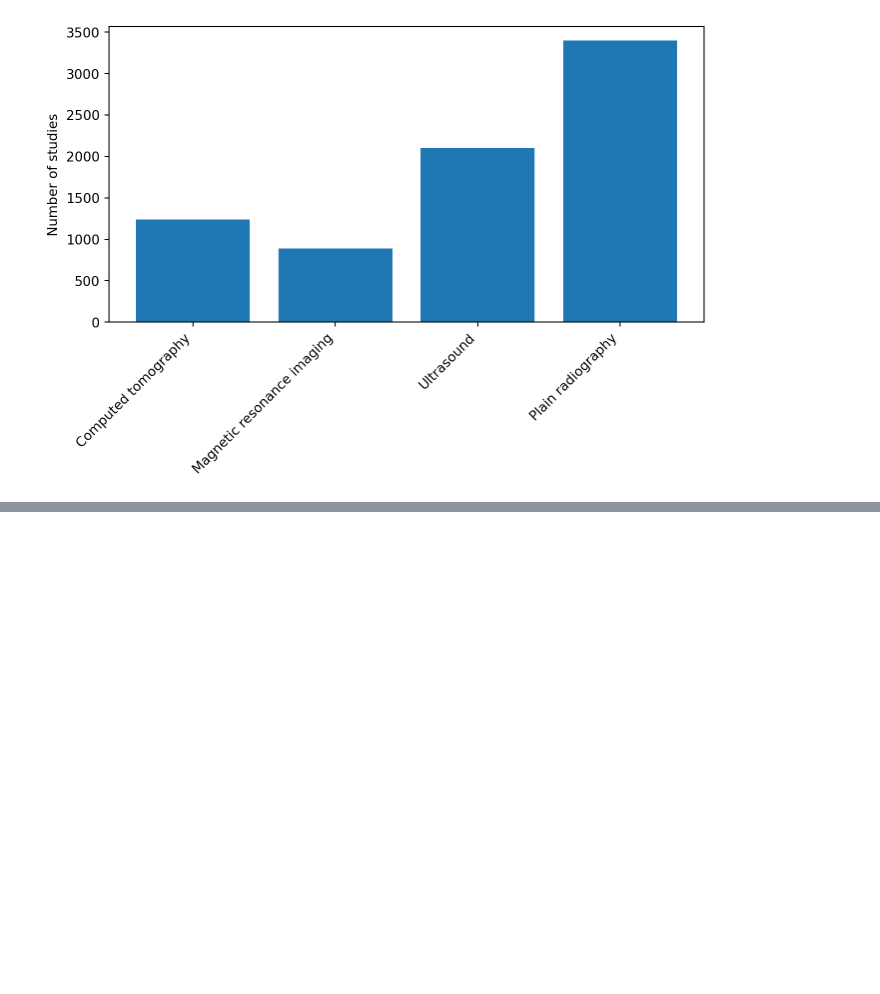
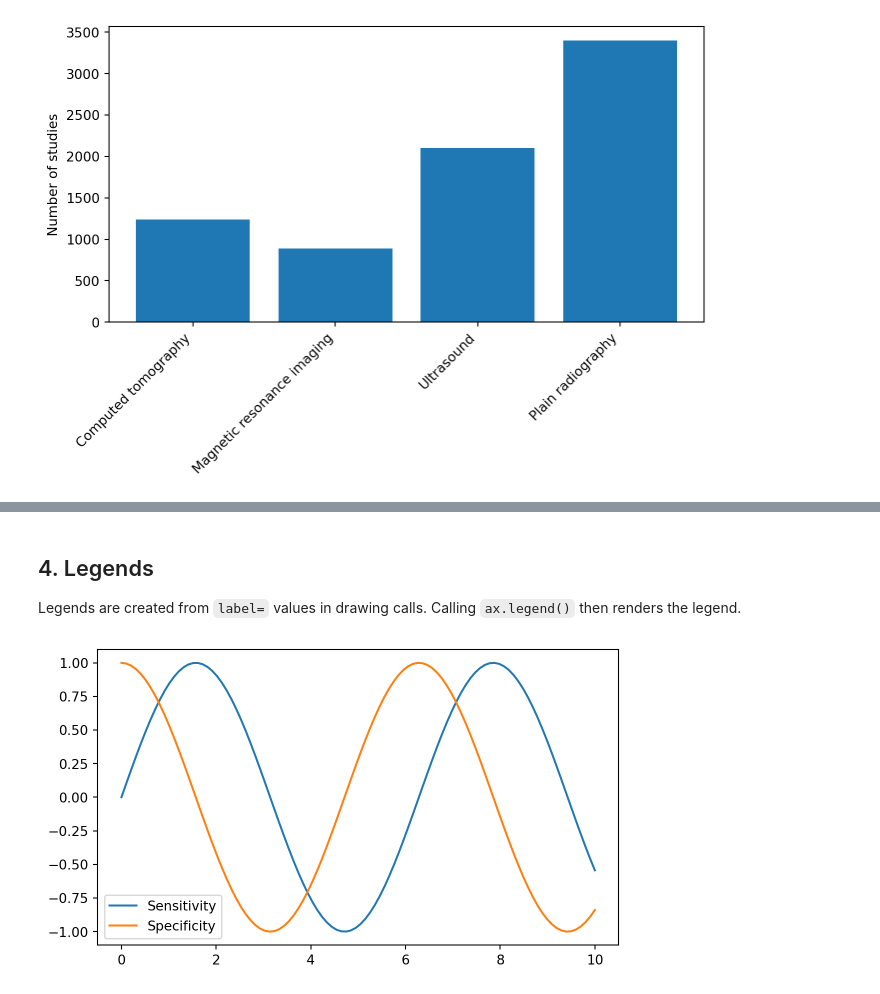
Before and after one commit to Lightbridge-KS/py-plot-notes, a Jupyter notebook: contents/matplotlib/m4-customization.ipynb, the cells around one changed output, grey strips where cells are left out. Saved outputs shown, nothing was run; the diff lists cells and outputs as text; code cells hidden in the pictures; blank space fills up the shorter version.

```diff
--- a/contents/matplotlib/m4-customization.ipynb
+++ b/contents/matplotlib/m4-customization.ipynb
@@ -197,0 +265,16 @@ plt.show()
+# %% [markdown]
+## 4. Legends
+
+Legends are created from `label=` values in drawing calls. Calling `ax.legend()` then renders the legend.
+# %%
+x = np.linspace(0, 10, 100)
+y1 = np.sin(x)
+y2 = np.cos(x)
+
+fig, ax = plt.subplots(figsize=(7, 4))
+ax.plot(x, y1, label="Sensitivity")
+ax.plot(x, y2, label="Specificity")
+ax.legend()
+plt.show()
+# %% [output]
+[figure, added]
```
Also changed, not shown: parts of 33 cells of this notebook, 13 other files.
